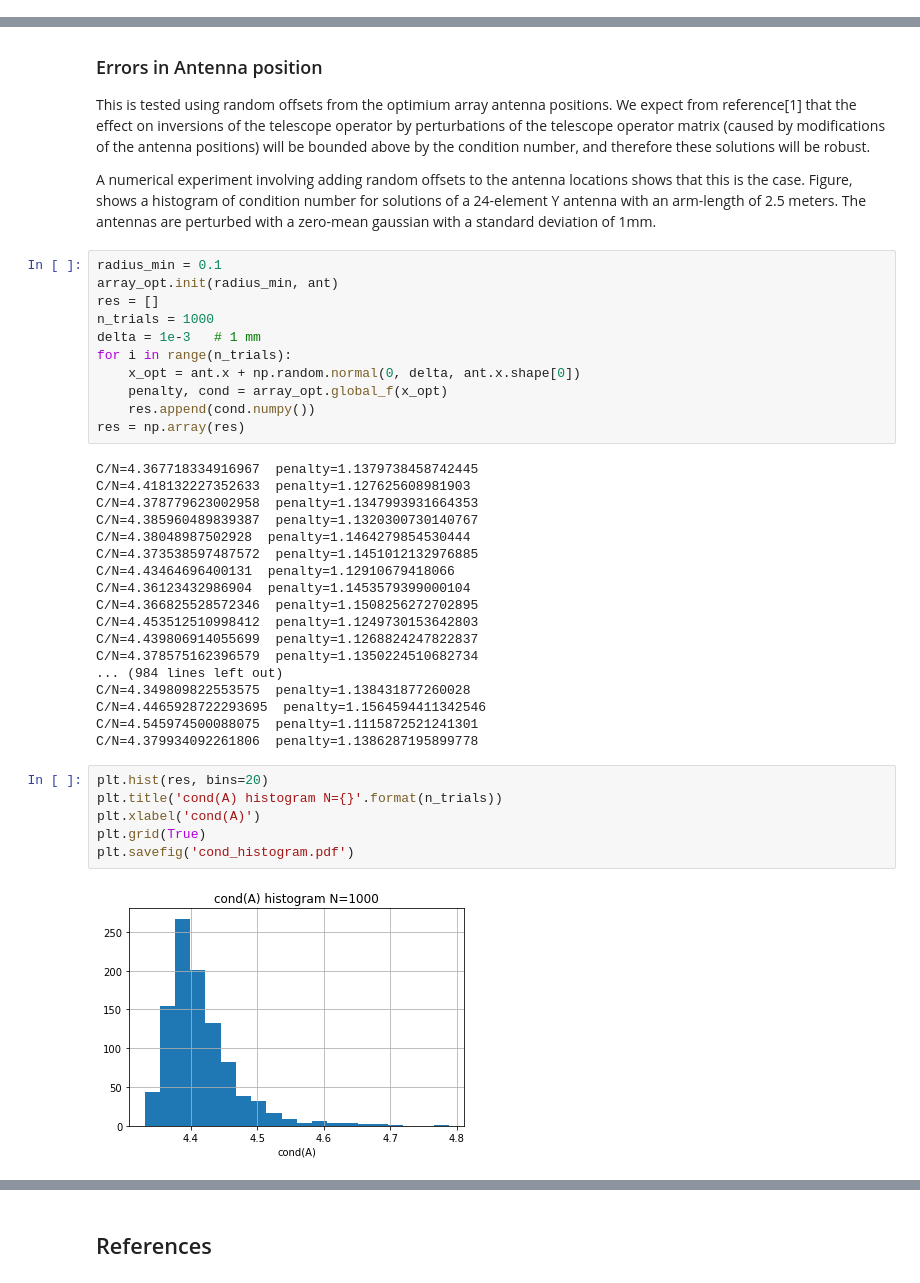
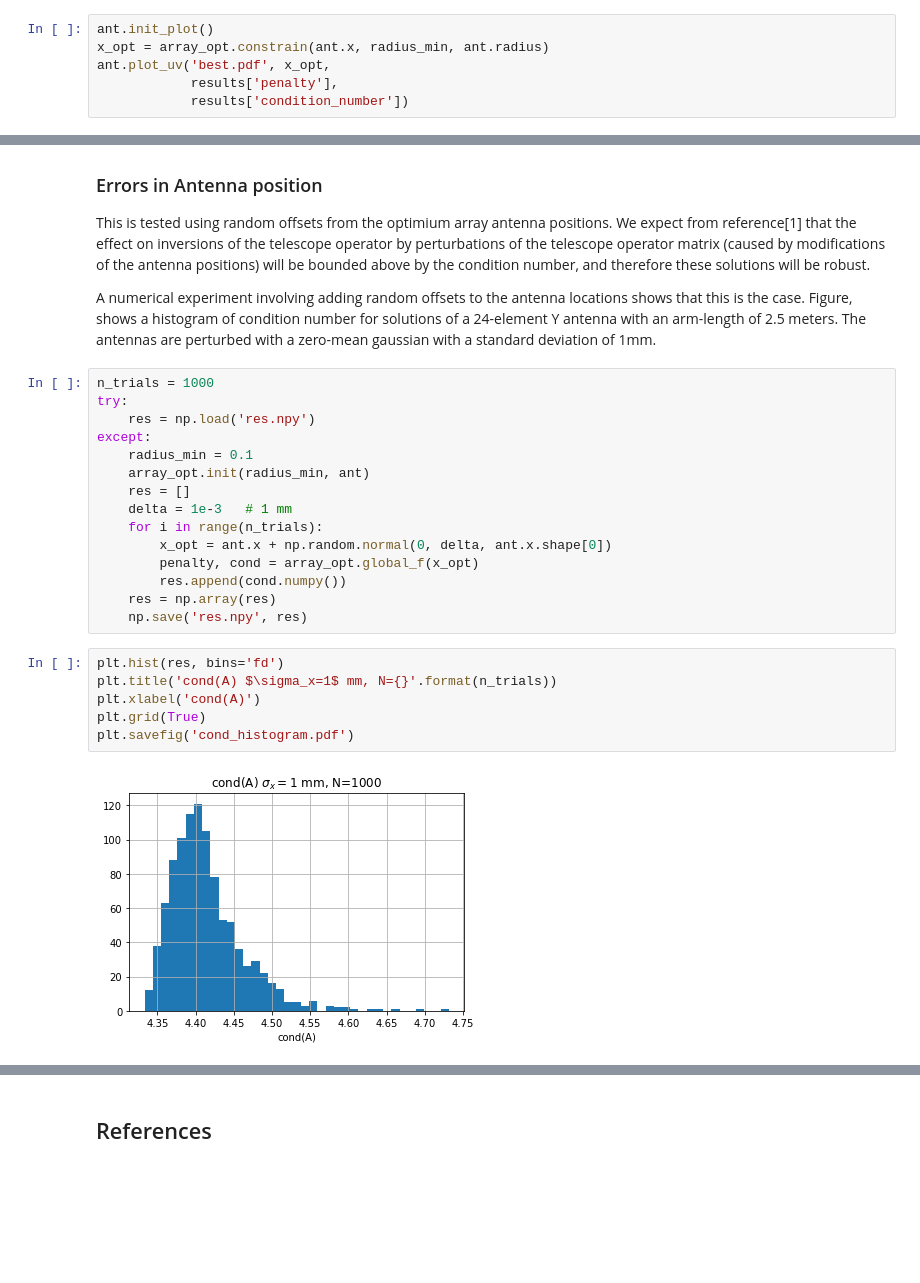
Before and after one commit to tmolteno/TART-3, a Jupyter notebook: array/disko_array_opt/Condition_Number_Array_Optimization.ipynb, the cells around one changed output, grey strips where cells are left out. Drawn from its saved outputs; the diff is of its cells as text; blank space fills up the shorter version.

Commit message:
Avoid recalculation. Refactor to allow better calculation of other antenna arrays

```diff
--- a/array/disko_array_opt/Condition_Number_Array_Optimization.ipynb
+++ b/array/disko_array_opt/Condition_Number_Array_Optimization.ipynb
@@ -152,3 +152,9 @@ c120 = ax.scatter(theta + np.radians(120), ant.arms[1], c='black', s=area, alpha
 c240 = ax.scatter(theta + np.radians(240), ant.arms[2], c='blue', s=area, alpha=1)
 # %% [output]
 [figure]
+# %%
+ant.init_plot()
+x_opt = array_opt.constrain(ant.x, radius_min, ant.radius)
+ant.plot_uv('best.pdf', x_opt,
+            results['penalty'],
+            results['condition_number'])
@@ -176,39 +184,25 @@ This is tested using random offsets from the optimium array antenna positions. W
 
 A numerical experiment involving adding random offsets to the antenna locations shows that this is the case. Figure, shows a histogram of condition number for solutions of a 24-element Y antenna with an arm-length of 2.5 meters. The antennas are perturbed with a zero-mean gaussian with a standard deviation of 1mm.
 # %%
-radius_min = 0.1
-array_opt.init(radius_min, ant)
-res = []
 n_trials = 1000
-delta = 1e-3   # 1 mm
-for i in range(n_trials):
-    x_opt = ant.x + np.random.normal(0, delta, ant.x.shape[0])
-    penalty, cond = array_opt.global_f(x_opt)
-    res.append(cond.numpy())
-res = np.array(res)
+try:
+    res = np.load('res.npy')
+except:
+    radius_min = 0.1
+    array_opt.init(radius_min, ant)
+    res = []
+    delta = 1e-3   # 1 mm
+    for i in range(n_trials):
+        x_opt = ant.x + np.random.normal(0, delta, ant.x.shape[0])
+        penalty, cond = array_opt.global_f(x_opt)
+        res.append(cond.numpy())
+    res = np.array(res)
+    np.save('res.npy', res)
-# %% [output]
-C/N=4.367718334916967  penalty=1.1379738458742445
-C/N=4.418132227352633  penalty=1.127625608981903
-C/N=4.378779623002958  penalty=1.1347993931664353
-C/N=4.385960489839387  penalty=1.1320300730140767
-C/N=4.38048987502928  penalty=1.1464279854530444
-C/N=4.373538597487572  penalty=1.1451012132976885
-C/N=4.43464696400131  penalty=1.12910679418066
-C/N=4.36123432986904  penalty=1.1453579399000104
-C/N=4.366825528572346  penalty=1.1508256272702895
-C/N=4.453512510998412  penalty=1.1249730153642803
-C/N=4.439806914055699  penalty=1.1268824247822837
-C/N=4.378575162396579  penalty=1.1350224510682734
-... (984 lines left out)
-C/N=4.349809822553575  penalty=1.138431877260028
-C/N=4.4465928722293695  penalty=1.1564594411342546
-C/N=4.545974500088075  penalty=1.1115872521241301
-C/N=4.379934092261806  penalty=1.1386287195899778
 # %%
-plt.hist(res, bins=20)
-plt.title('cond(A) histogram N={}'.format(n_trials))
+plt.hist(res, bins='fd')
+plt.title('cond(A) $\sigma_x=1$ mm, N={}'.format(n_trials))
 plt.xlabel('cond(A)')
 plt.grid(True)
 plt.savefig('cond_histogram.pdf')
 # %% [output]
-[figure, old version]
+[figure, new version]
```
Also changed, not shown: parts of 6 cells of this notebook, 1 other file.
